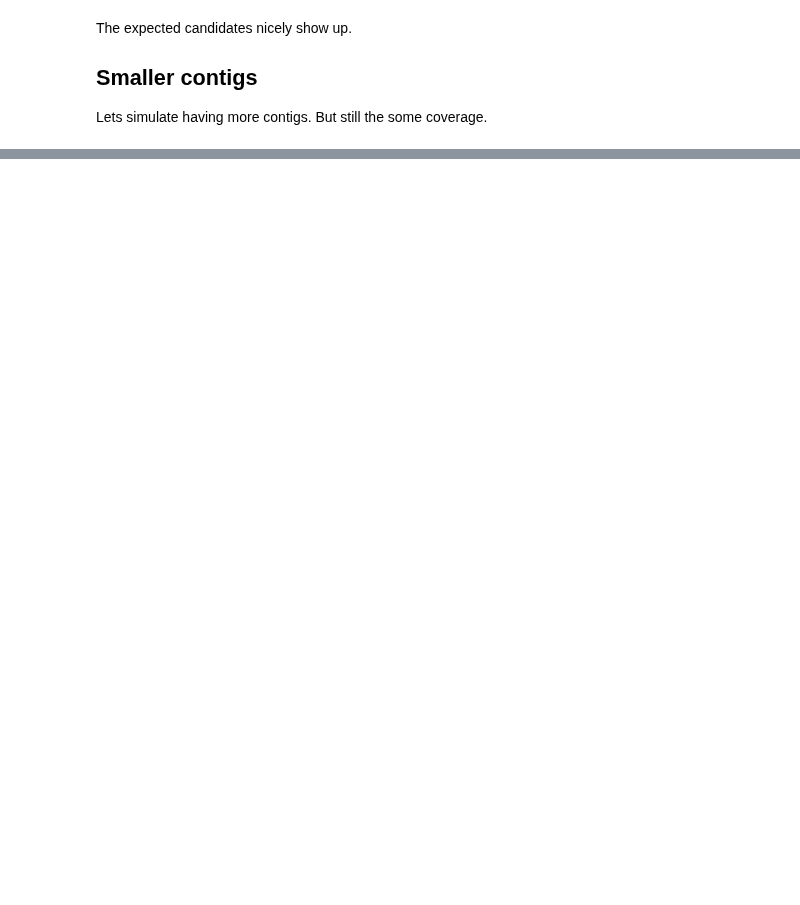
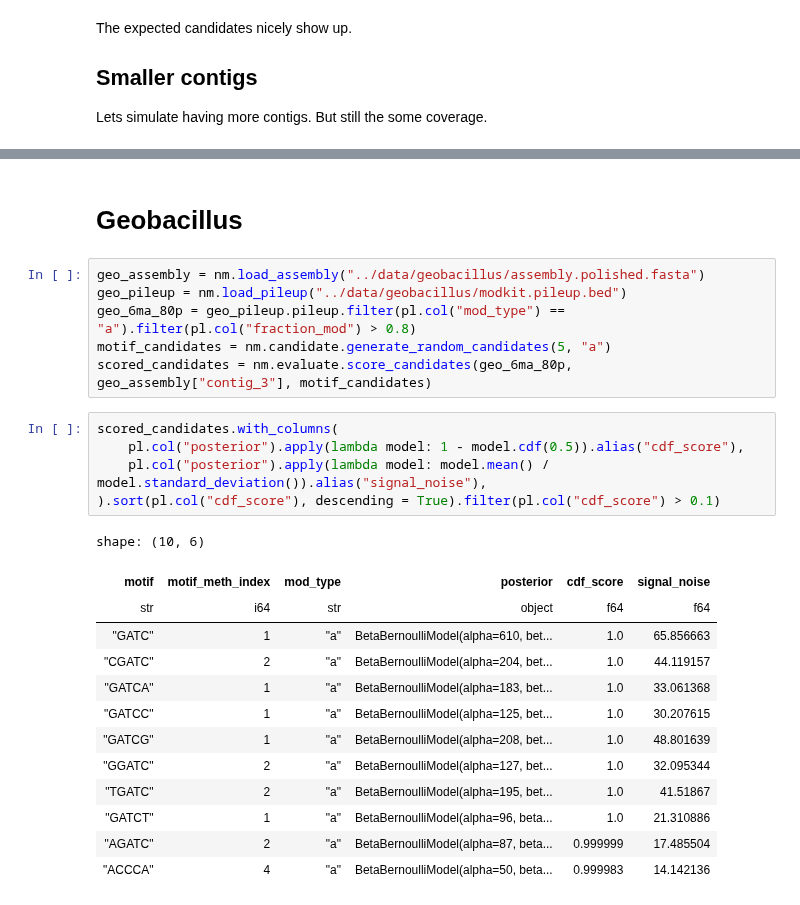
Before and after one commit to MicrobialDarkMatter/nanomotif, a Jupyter notebook: reports/betabernoulli.ipynb, the cells around one changed output, grey strips where cells are left out. Saved outputs shown, nothing was run; the diff lists cells and outputs as text; blank space fills up the shorter version.

```diff
--- a/reports/betabernoulli.ipynb
+++ b/reports/betabernoulli.ipynb
@@ -266,0 +250,27 @@ shape: (247, 7)
+# %% [markdown]
+# Geobacillus
+# %%
+geo_assembly = nm.load_assembly("../data/geobacillus/assembly.polished.fasta")
+geo_pileup = nm.load_pileup("../data/geobacillus/modkit.pileup.bed")
+geo_6ma_80p = geo_pileup.pileup.filter(pl.col("mod_type") == "a").filter(pl.col("fraction_mod") > 0.8)
+motif_candidates = nm.candidate.generate_random_candidates(5, "a")
+scored_candidates = nm.evaluate.score_candidates(geo_6ma_80p, geo_assembly["contig_3"], motif_candidates)
+# %%
+scored_candidates.with_columns(
+    pl.col("posterior").apply(lambda model: 1 - model.cdf(0.5)).alias("cdf_score"),
+    pl.col("posterior").apply(lambda model: model.mean() / model.standard_deviation()).alias("signal_noise"),
+).sort(pl.col("cdf_score"), descending = True).filter(pl.col("cdf_score") > 0.1)
+# %% [output]
+shape: (10, 6)
+| motif | motif_meth_index | mod_type | posterior | cdf_score | signal_noise |
+| str | i64 | str | object | f64 | f64 |
+| "GATC" | 1 | "a" | BetaBernoulliModel(alpha=610, bet... | 1.0 | 65.856663 |
+| "CGATC" | 2 | "a" | BetaBernoulliModel(alpha=204, bet... | 1.0 | 44.119157 |
+| "GATCA" | 1 | "a" | BetaBernoulliModel(alpha=183, bet... | 1.0 | 33.061368 |
+| "GATCC" | 1 | "a" | BetaBernoulliModel(alpha=125, bet... | 1.0 | 30.207615 |
+| "GATCG" | 1 | "a" | BetaBernoulliModel(alpha=208, bet... | 1.0 | 48.801639 |
+| "GGATC" | 2 | "a" | BetaBernoulliModel(alpha=127, bet... | 1.0 | 32.095344 |
+| "TGATC" | 2 | "a" | BetaBernoulliModel(alpha=195, bet... | 1.0 | 41.51867 |
+| "GATCT" | 1 | "a" | BetaBernoulliModel(alpha=96, beta... | 1.0 | 21.310886 |
+| "AGATC" | 2 | "a" | BetaBernoulliModel(alpha=87, beta... | 0.999999 | 17.485504 |
+| "ACCCA" | 4 | "a" | BetaBernoulliModel(alpha=50, beta... | 0.999983 | 14.142136 |
```
Also changed, not shown: parts of 12 cells of this notebook, 8 other files.
